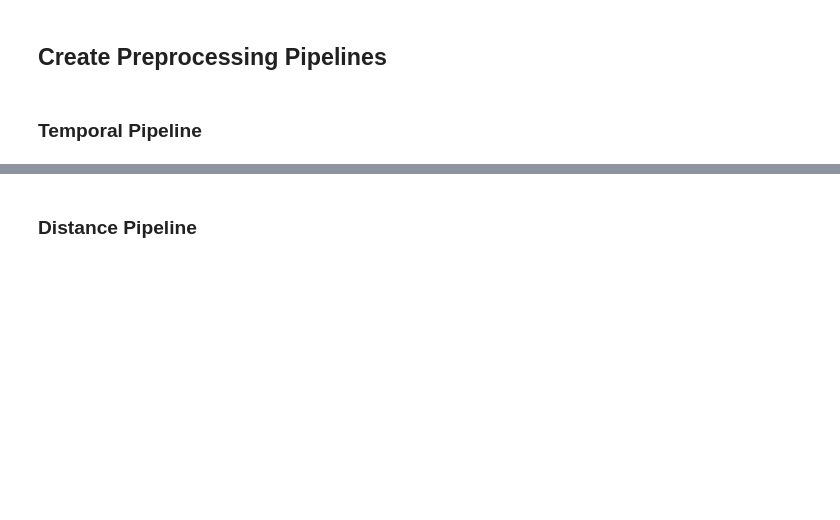
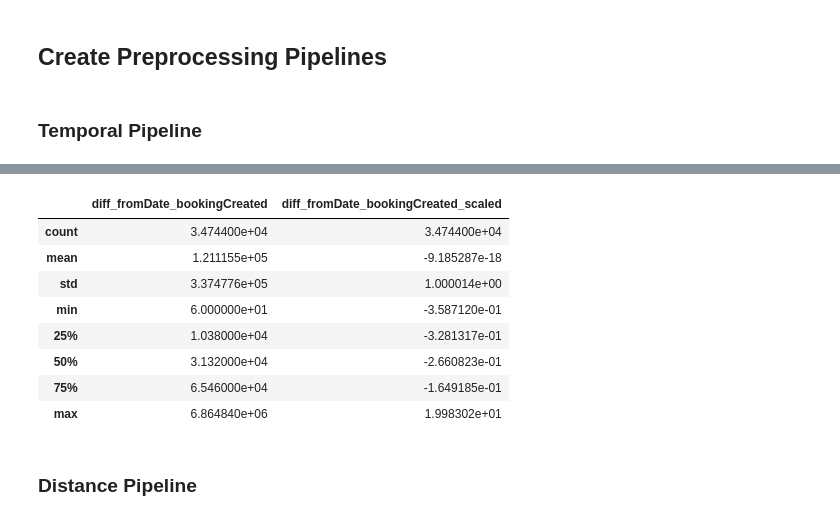
Before and after one commit to Jodahr/CabCancellation, a Jupyter notebook: CabCancellation.ipynb, the cells around one changed output, grey strips where cells are left out. Saved outputs shown, nothing was run; the diff lists cells and outputs as text; code cells hidden in the pictures; blank space fills up the shorter version.

```diff
--- a/CabCancellation.ipynb
+++ b/CabCancellation.ipynb
@@ -157,7 +157,8 @@ temp_pipe = Pipeline([
     ('replace_weird_times', pdpc.DFApply(col='diff_fromDate_bookingCreated',
                                          resCol='diff_fromDate_bookingCreated', func=replace_weird_times)),
     ('fillnan_diff_booking', pdpc.DFImputer(col='diff_fromDate_bookingCreated', method='median')),
-    ('diff_quantile', pdpc.DFQuantile(col='diff_fromDate_bookingCreated', q=10))
+    ('scaler', pdpc.DFScaler(scaler='StandardScaler', col='diff_fromDate_bookingCreated'))
+   # ('diff_quantile', pdpc.DFQuantile(col='diff_fromDate_bookingCreated', q=10))
 ])
 # %%
 test = temp_pipe.fit_transform(X_train, y_train)
@@ -182,6 +183,18 @@ memory usage: 2.1+ MB
 | 1057 | 2013-01-13 15:30:00 | 2013-01-13 13:07:00 | 8580.0 | winter | afternoon | Sunday | ... |
 | 3806 | 2013-02-09 07:30:00 | 2013-02-09 03:22:00 | 14880.0 | winter | morning | Saturday | ... |
 | 24149 | 2013-07-23 12:15:00 | 2013-07-23 11:56:00 | 1140.0 | summer | afternoon | Tuesday | ... |
+# %%
+test.describe()
+# %% [output]
+|  | diff_fromDate_bookingCreated | diff_fromDate_bookingCreated_scaled |
+| count | 3.474400e+04 | 3.474400e+04 |
+| mean | 1.211155e+05 | -9.185287e-18 |
+| std | 3.374776e+05 | 1.000014e+00 |
+| min | 6.000000e+01 | -3.587120e-01 |
+| 25% | 1.038000e+04 | -3.281317e-01 |
+| 50% | 3.132000e+04 | -2.660823e-01 |
+| 75% | 6.546000e+04 | -1.649185e-01 |
+| max | 6.864840e+06 | 1.998302e+01 |
 # %% [markdown]
 ### Distance Pipeline
 # %%
```
Also changed, not shown: parts of 9 cells of this notebook.
